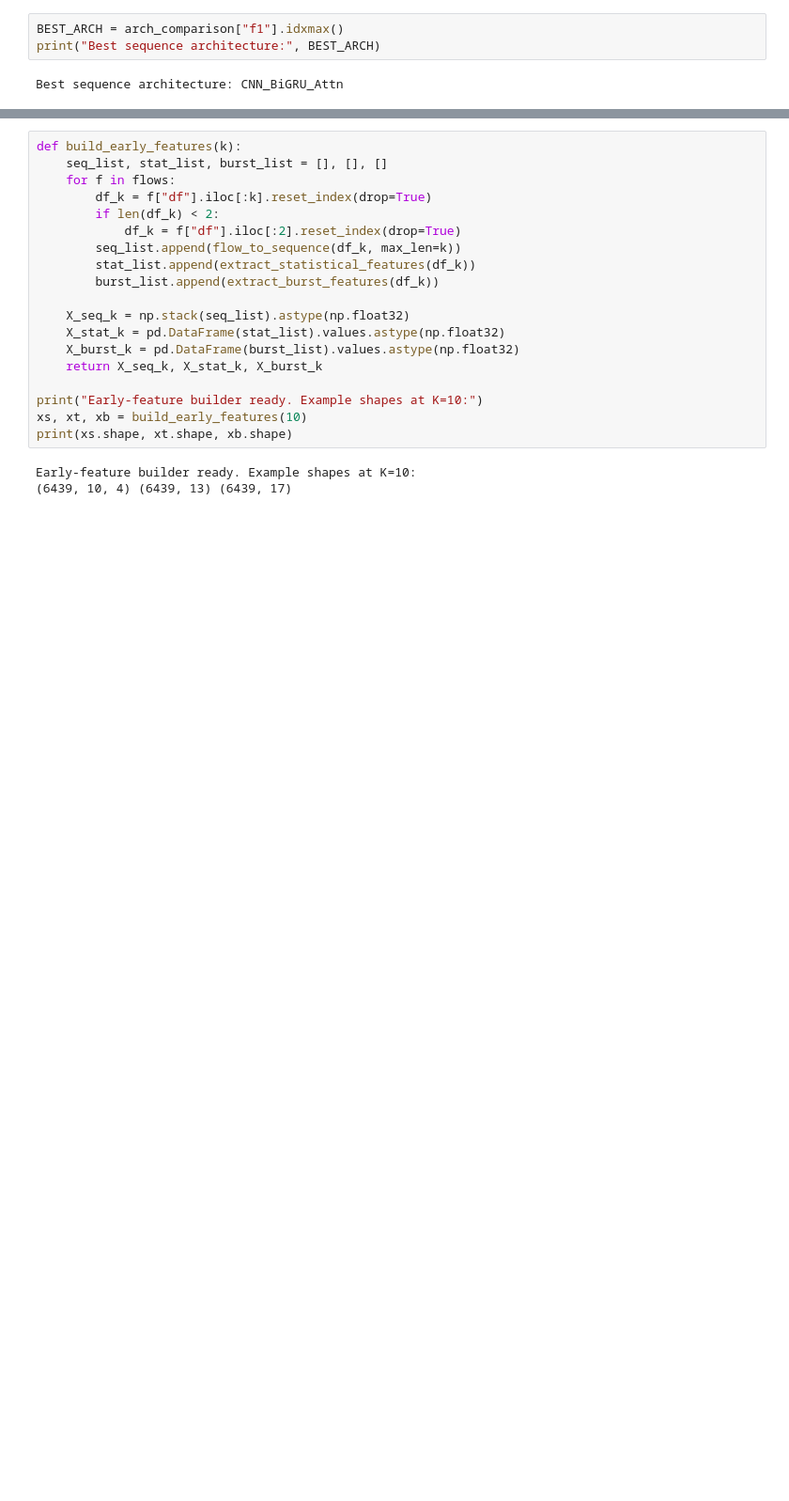
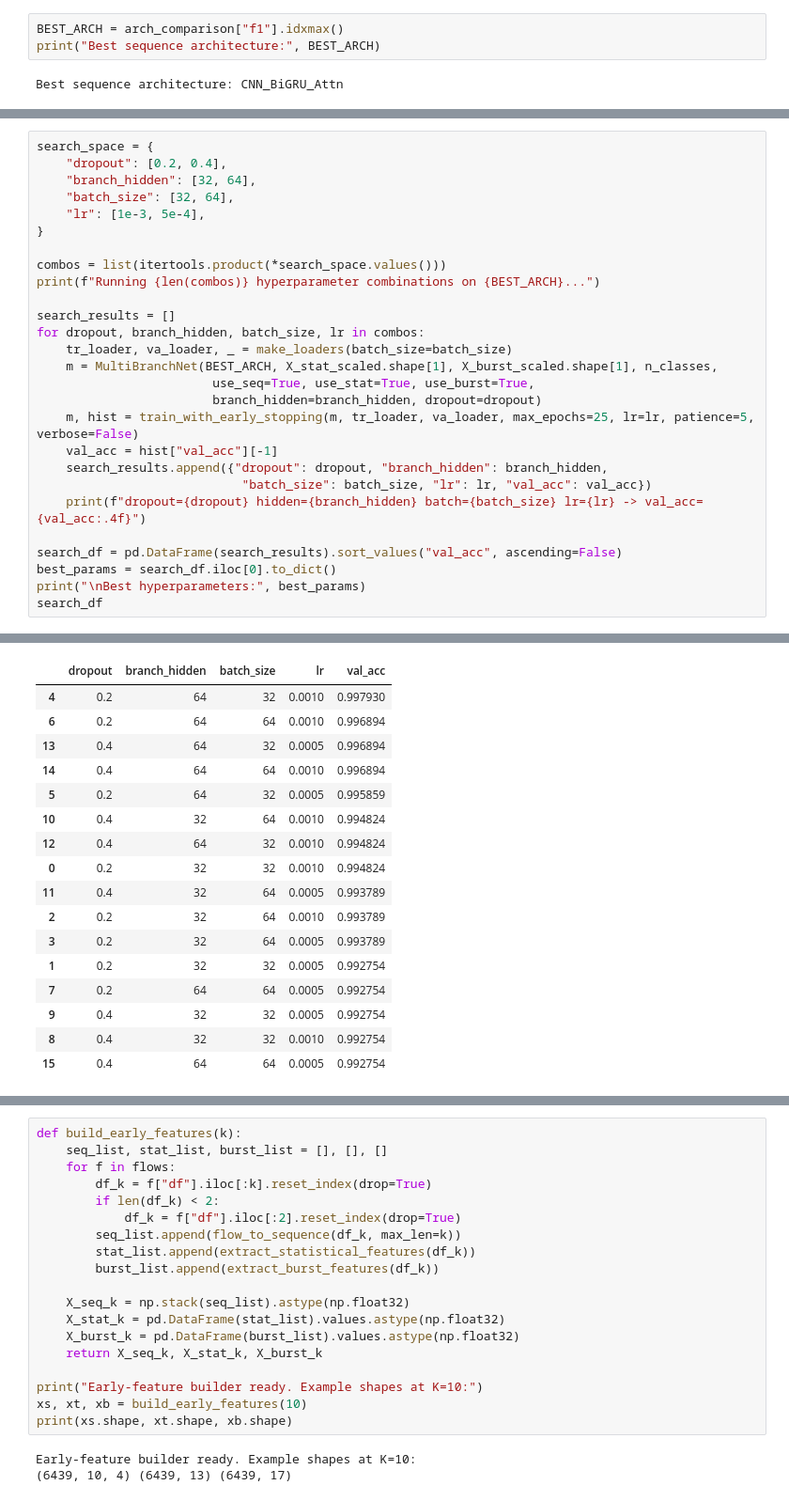
Before and after one commit to parthkhajgiwale/MSc-Capstone, a Jupyter notebook: UCDavis_Proposed.ipynb, the cells around one changed output, grey strips where cells are left out. Shown at 94% size. Cells and saved outputs as stored; diff of their text form; blank space fills up the shorter version.

```diff
--- a/UCDavis_Proposed.ipynb
+++ b/UCDavis_Proposed.ipynb
@@ -613,0 +704,28 @@ Best sequence architecture: CNN_BiGRU_Attn
+# %%
+search_space = {
+    "dropout": [0.2, 0.4],
+    "branch_hidden": [32, 64],
+    "batch_size": [32, 64],
+    "lr": [1e-3, 5e-4],
+}
+
+combos = list(itertools.product(*search_space.values()))
+print(f"Running {len(combos)} hyperparameter combinations on {BEST_ARCH}...")
+
+search_results = []
+for dropout, branch_hidden, batch_size, lr in combos:
+    tr_loader, va_loader, _ = make_loaders(batch_size=batch_size)
+    m = MultiBranchNet(BEST_ARCH, X_stat_scaled.shape[1], X_burst_scaled.shape[1], n_classes,
+                        use_seq=True, use_stat=True, use_burst=True,
+                        branch_hidden=branch_hidden, dropout=dropout)
+    m, hist = train_with_early_stopping(m, tr_loader, va_loader, max_epochs=25, lr=lr, patience=5, verbose=False)
+    val_acc = hist["val_acc"][-1]
+    search_results.append({"dropout": dropout, "branch_hidden": branch_hidden,
+                            "batch_size": batch_size, "lr": lr, "val_acc": val_acc})
+    print(f"dropout={dropout} hidden={branch_hidden} batch={batch_size} lr={lr} -> val_acc={val_acc:.4f}")
+
+search_df = pd.DataFrame(search_results).sort_values("val_acc", ascending=False)
+best_params = search_df.iloc[0].to_dict()
+print("\nBest hyperparameters:", best_params)
+search_df
+# %% [output]
@@ -614 +751,18 @@ Best sequence architecture: CNN_BiGRU_Attn
+|  | dropout | branch_hidden | batch_size | lr | val_acc |
+| 4 | 0.2 | 64 | 32 | 0.0010 | 0.997930 |
+| 6 | 0.2 | 64 | 64 | 0.0010 | 0.996894 |
+| 13 | 0.4 | 64 | 32 | 0.0005 | 0.996894 |
+| 14 | 0.4 | 64 | 64 | 0.0010 | 0.996894 |
+| 5 | 0.2 | 64 | 32 | 0.0005 | 0.995859 |
+| 10 | 0.4 | 32 | 64 | 0.0010 | 0.994824 |
+| 12 | 0.4 | 64 | 32 | 0.0010 | 0.994824 |
+| 0 | 0.2 | 32 | 32 | 0.0010 | 0.994824 |
+| 11 | 0.4 | 32 | 64 | 0.0005 | 0.993789 |
+| 2 | 0.2 | 32 | 64 | 0.0010 | 0.993789 |
+| 3 | 0.2 | 32 | 64 | 0.0005 | 0.993789 |
+| 1 | 0.2 | 32 | 32 | 0.0005 | 0.992754 |
+| 7 | 0.2 | 64 | 64 | 0.0005 | 0.992754 |
+| 9 | 0.4 | 32 | 32 | 0.0005 | 0.992754 |
+| 8 | 0.4 | 32 | 32 | 0.0010 | 0.992754 |
+| 15 | 0.4 | 64 | 64 | 0.0005 | 0.992754 |
 # %%
```
Also changed, not shown: parts of 28 cells of this notebook.
